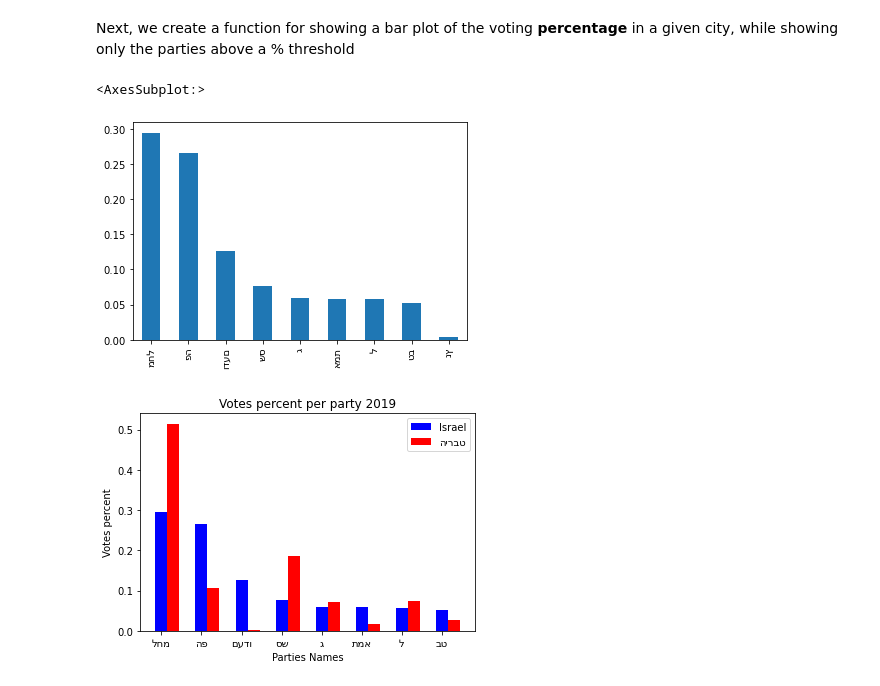
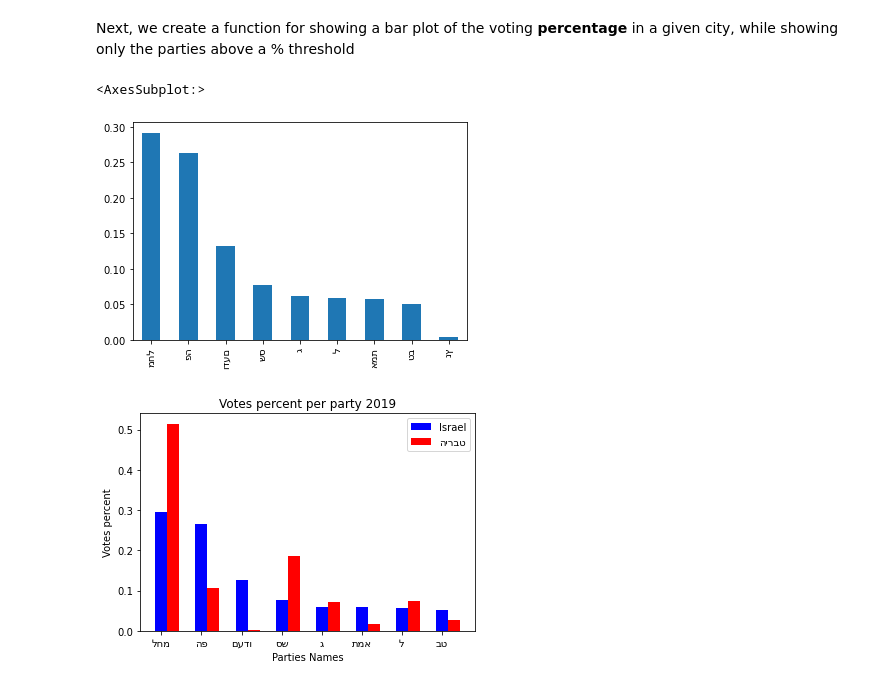
Before and after one commit to orzuk/ElectionsDataAnalysis, a Jupyter notebook: OneElectionAnalysis.ipynb, the cells around one changed output. Saved outputs shown, nothing was run; the diff lists cells and outputs as text; code cells hidden in the pictures.

```diff
--- a/OneElectionAnalysis.ipynb
+++ b/OneElectionAnalysis.ipynb
@@ -151,15 +144,12 @@ df_2020.loc['אילת'].plot.bar()
 Next, we create a function for showing a bar plot of the voting **percentage** in a given city, while showing only the parties above a % threshold
 # %%
 # Compute votes share only for parties above a certain threshold
-def parties_votes_percents(df, thresh):
-    par = df.sum().div(df.sum().sum()).sort_values(ascending=False)
-    return par[par > thresh]
 
-total_votes = parties_votes_percents(df_2020, 0.001)  # total votes for each party
+total_votes = parties_votes(df_2020, 0.001)  # total votes for each party
 total_votes.plot.bar()
 # %% [output]
 <AxesSubplot:>
-[figure, old version]
+[figure, new version]
 # %%
 # Bar plot for a party, only showing values above a certain threshold
 party_bar(df_2020, 0.0325, 'טבריה')
```
Also changed, not shown: parts of 2 cells of this notebook, 2 other files.
